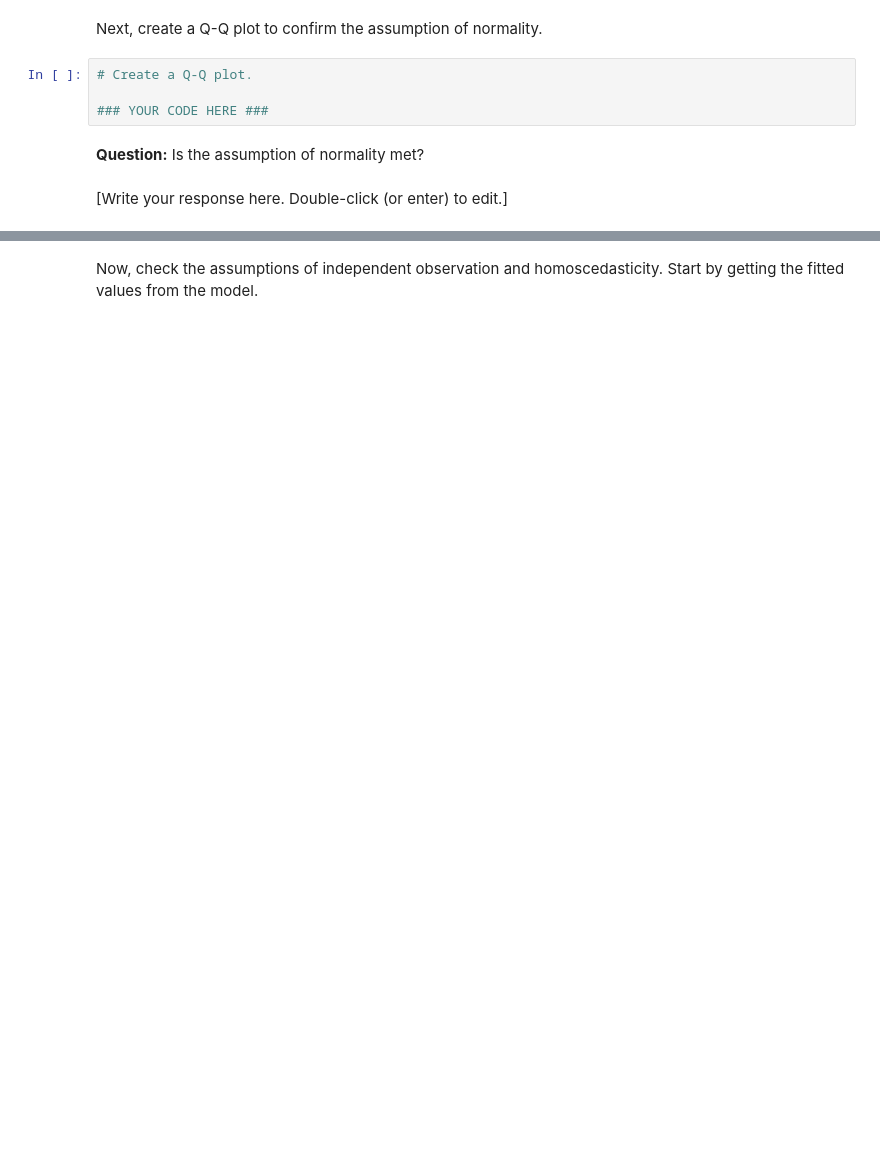
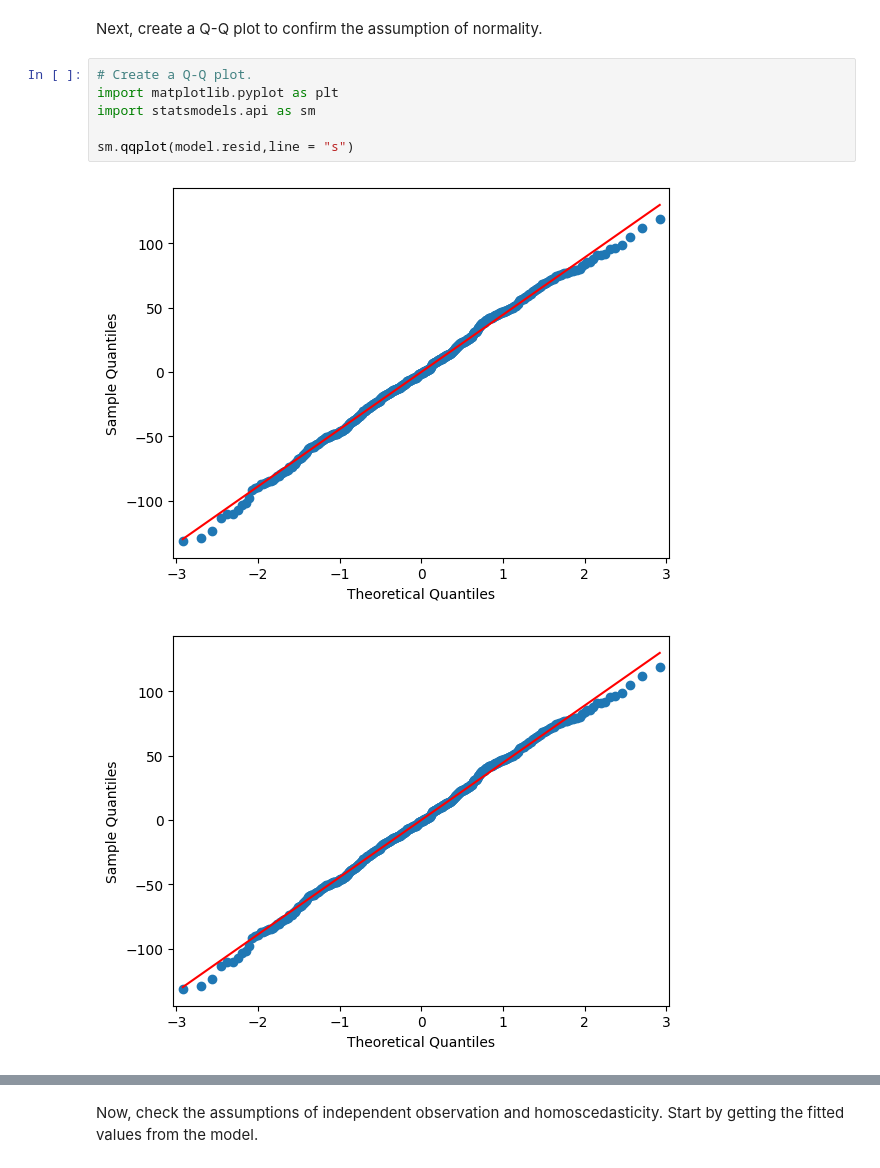
Before and after one commit to dyyland23-glitch/Marketing-sales-data, a Jupyter notebook: marketing_Run simple linear regression (2).ipynb, the cells around one changed output, grey strips where cells are left out. Saved outputs shown, nothing was run; the diff lists cells and outputs as text; blank space fills up the shorter version.

```diff
--- a/marketing_Run simple linear regression (2).ipynb
+++ b/marketing_Run simple linear regression (2).ipynb
@@ -383,10 +397,11 @@ plt.show()
 # %% [markdown]
 Next, create a Q-Q plot to confirm the assumption of normality.
-# %%
-# Create a Q-Q plot.
-
-### YOUR CODE HERE ###
-# %% [markdown]
-**Question:** Is the assumption of normality met?
-# %% [markdown]
-[Write your response here. Double-click (or enter) to edit.]
+# %%
+# Create a Q-Q plot.
+import matplotlib.pyplot as plt
+import statsmodels.api as sm
+
+sm.qqplot(model.resid,line = "s")
+# %% [output]
+[figure, added]
+[figure, added]
```
Also changed, not shown: parts of 13 cells of this notebook.
